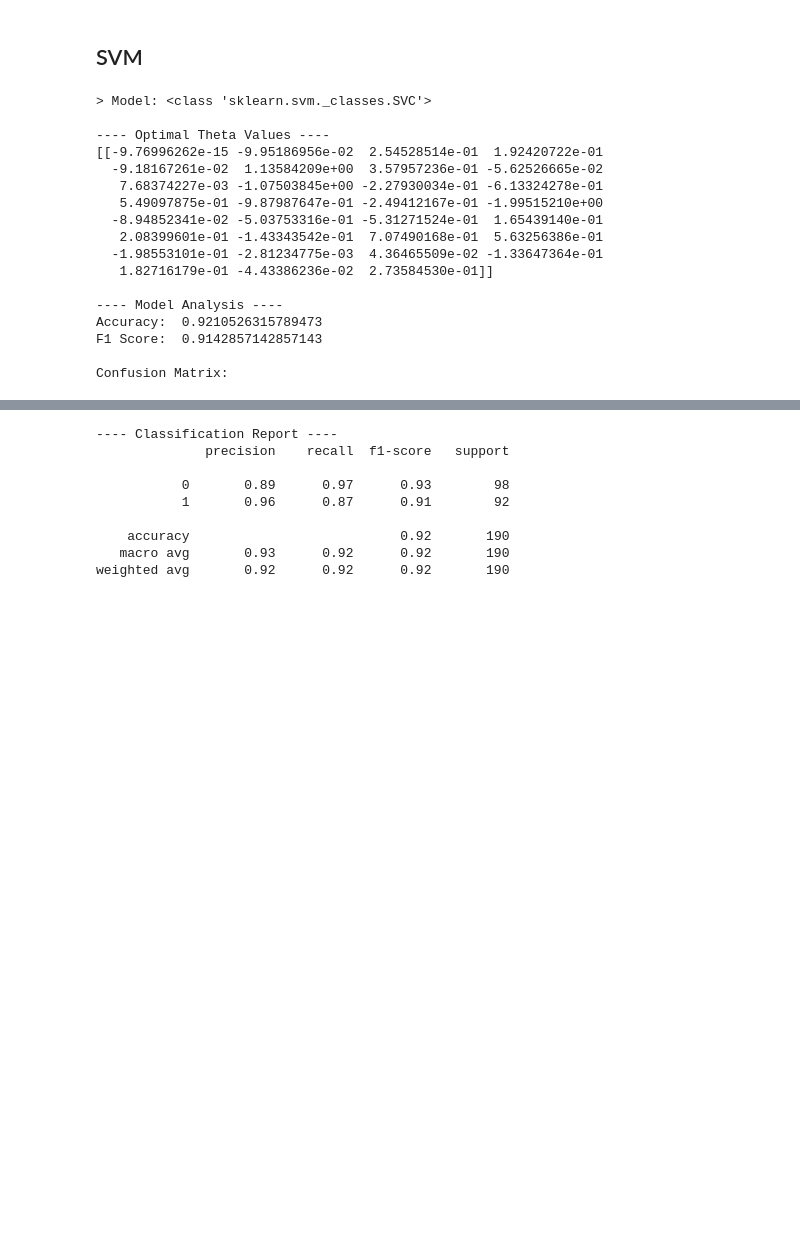
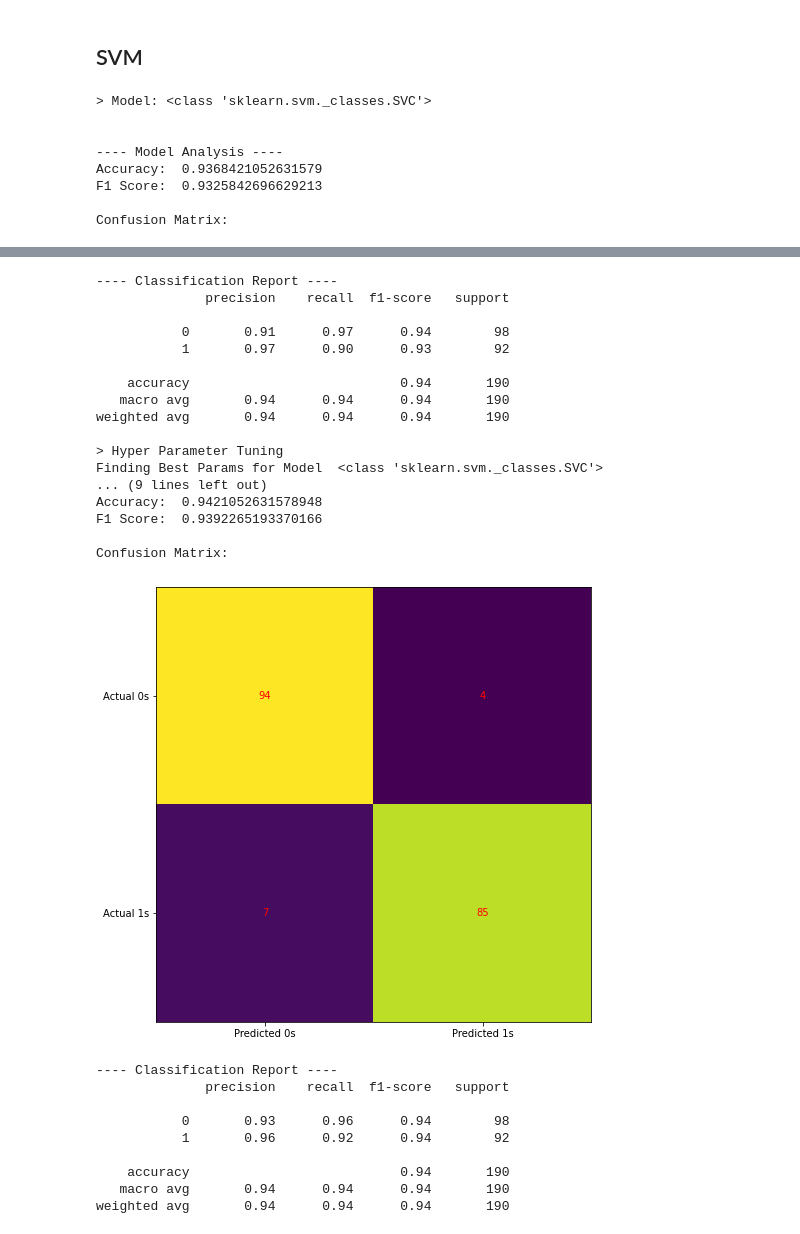
Before and after one commit to VascoRegal/creditcard-fraud-detection, a Jupyter notebook: main.ipynb, the cells around one changed output, grey strips where cells are left out. Saved outputs shown, nothing was run; the diff lists cells and outputs as text; code cells hidden in the pictures; blank space fills up the shorter version.

```diff
--- a/main.ipynb
+++ b/main.ipynb
@@ -471,32 +515,55 @@ weighted avg       0.92      0.92      0.92       190
 # %% [markdown]
 ## SVM
 # %%
-train_and_analyze(SVC(kernel="linear"), X_train, Y_train)
+model = SVC()
+hypertuned_model = SVC()
+
+train_and_analyze(model, X_train, Y_train)
+
+svm_parameters = [{'C': [0.01, 0.1, 1, 10, 50, 100, 1000],
+              'gamma': [0.001, 0.01, 0.03, 0.1, 0.3, 1],
+              'kernel': ['rbf']}]
+best_svm_params = hyperparameters(SVC(), svm_parameters , X_train, Y_train)
+
+print()
+print(" ***** HYPERTUNED SVM ****** ")
+print()
+hypertuned_model.set_params(**best_svm_params)
+train_and_analyze(hypertuned_model, X_train, Y_train)
 # %% [output]
 > Model: <class 'sklearn.svm._classes.SVC'>
 
----- Optimal Theta Values ----
-[[-9.76996262e-15 -9.95186956e-02  2.54528514e-01  1.92420722e-01
-  -9.18167261e-02  1.13584209e+00  3.57957236e-01 -5.62526665e-02
-   7.68374227e-03 -1.07503845e+00 -2.27930034e-01 -6.13324278e-01
-   5.49097875e-01 -9.87987647e-01 -2.49412167e-01 -1.99515210e+00
-  -8.94852341e-02 -5.03753316e-01 -5.31271524e-01  1.65439140e-01
-   2.08399601e-01 -1.43343542e-01  7.07490168e-01  5.63256386e-01
-  -1.98553101e-01 -2.81234775e-03  4.36465509e-02 -1.33647364e-01
-   1.82716179e-01 -4.43386236e-02  2.73584530e-01]]
 
 ---- Model Analysis ----
-Accuracy:  0.9210526315789473
-F1 Score:  0.9142857142857143
+Accuracy:  0.9368421052631579
+F1 Score:  0.9325842696629213
 
 Confusion Matrix:
 [figure]
 ---- Classification Report ----
               precision    recall  f1-score   support
 
-           0       0.89      0.97      0.93        98
-           1       0.96      0.87      0.91        92
+           0       0.91      0.97      0.94        98
+           1       0.97      0.90      0.93        92
 
-    accuracy                           0.92       190
-   macro avg       0.93      0.92      0.92       190
-weighted avg       0.92      0.92      0.92       190
+    accuracy                           0.94       190
+   macro avg       0.94      0.94      0.94       190
+weighted avg       0.94      0.94      0.94       190
+
+> Hyper Parameter Tuning
+Finding Best Params for Model  <class 'sklearn.svm._classes.SVC'>
+... (9 lines left out)
+Accuracy:  0.9421052631578948
+F1 Score:  0.9392265193370166
+
+Confusion Matrix:
+[figure, added]
+---- Classification Report ----
+              precision    recall  f1-score   support
+
+           0       0.93      0.96      0.94        98
+           1       0.96      0.92      0.94        92
+
+    accuracy                           0.94       190
+   macro avg       0.94      0.94      0.94       190
+weighted avg       0.94      0.94      0.94       190
```
Also changed, not shown: parts of 17 cells of this notebook.
